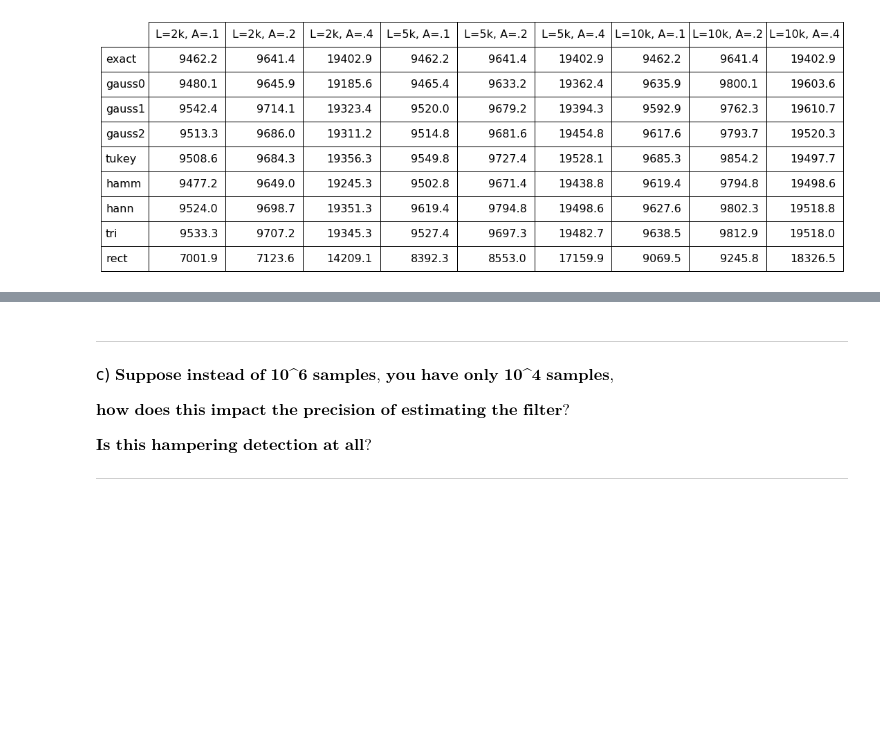
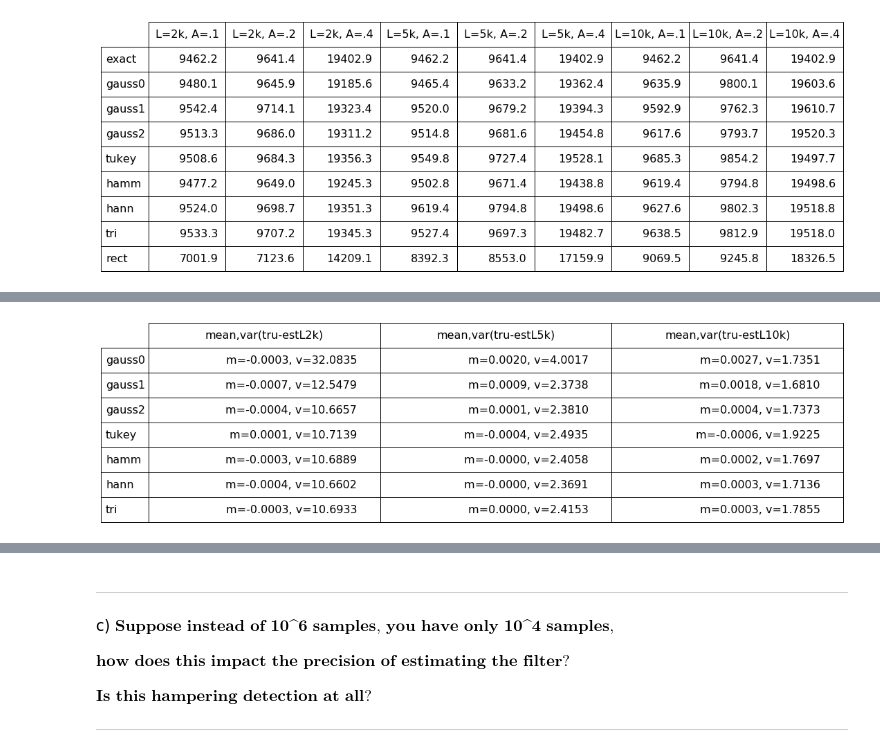
Before and after one commit to seth-olsen/stats-exercises, a Jupyter notebook: writeup_stats_exercises.ipynb, the cells around one changed output, grey strips where cells are left out. Cells and saved outputs as stored; diff of their text form; code cells hidden in the pictures; blank space fills up the shorter version.

```diff
--- a/writeup_stats_exercises.ipynb
+++ b/writeup_stats_exercises.ipynb
@@ -1769,0 +2304,22 @@ it appears that all of the non-rectangular windows tested above give test statis
+# %%
+def fmt2(nums):
+    return 'm={:.4f}, v={:.4f}'.format(nums[0], nums[1])
+
+mv_data = [[fmt2(mvgauss2000s100),fmt2(mvgauss5000s250),fmt2(mvgauss10000s500)],
+             [fmt2(mvgauss2000s200),fmt2(mvgauss5000s500),fmt2(mvgauss10000s1000)],
+             [fmt2(mvgauss2000s400),fmt2(mvgauss5000s1000),fmt2(mvgauss10000s2000)],
+             [fmt2(mvtukey2000),fmt2(mvtukey5000),fmt2(mvtukey10000)],
+             [fmt2(mvhamm2000),fmt2(mvhamm5000),fmt2(mvhamm10000)],
+             [fmt2(mvhann2000),fmt2(mvhann5000),fmt2(mvhann10000)],
+             [fmt2(mvtri2000),fmt2(mvtri5000),fmt2(mvtri10000)]]
+rownames = ['gauss0', 'gauss1', 'gauss2', 'tukey', 'hamm', 'hann', 'tri']
+fig, ax = plt.subplots()
+ax.axis('off')
+the_table = plt.table(cellText=mv_data, rowLabels=rownames, \
+                      colLabels=['mean,var(tru-estL2k)','mean,var(tru-estL5k)',\
+                                 'mean,var(tru-estL10k)'], loc='center')
+the_table.auto_set_font_size(False)
+the_table.set_fontsize(16)
+the_table.scale(3, 3)
+# %% [output]
+[figure, added]
```
Also changed, not shown: parts of 28 cells of this notebook, 2 other files.
